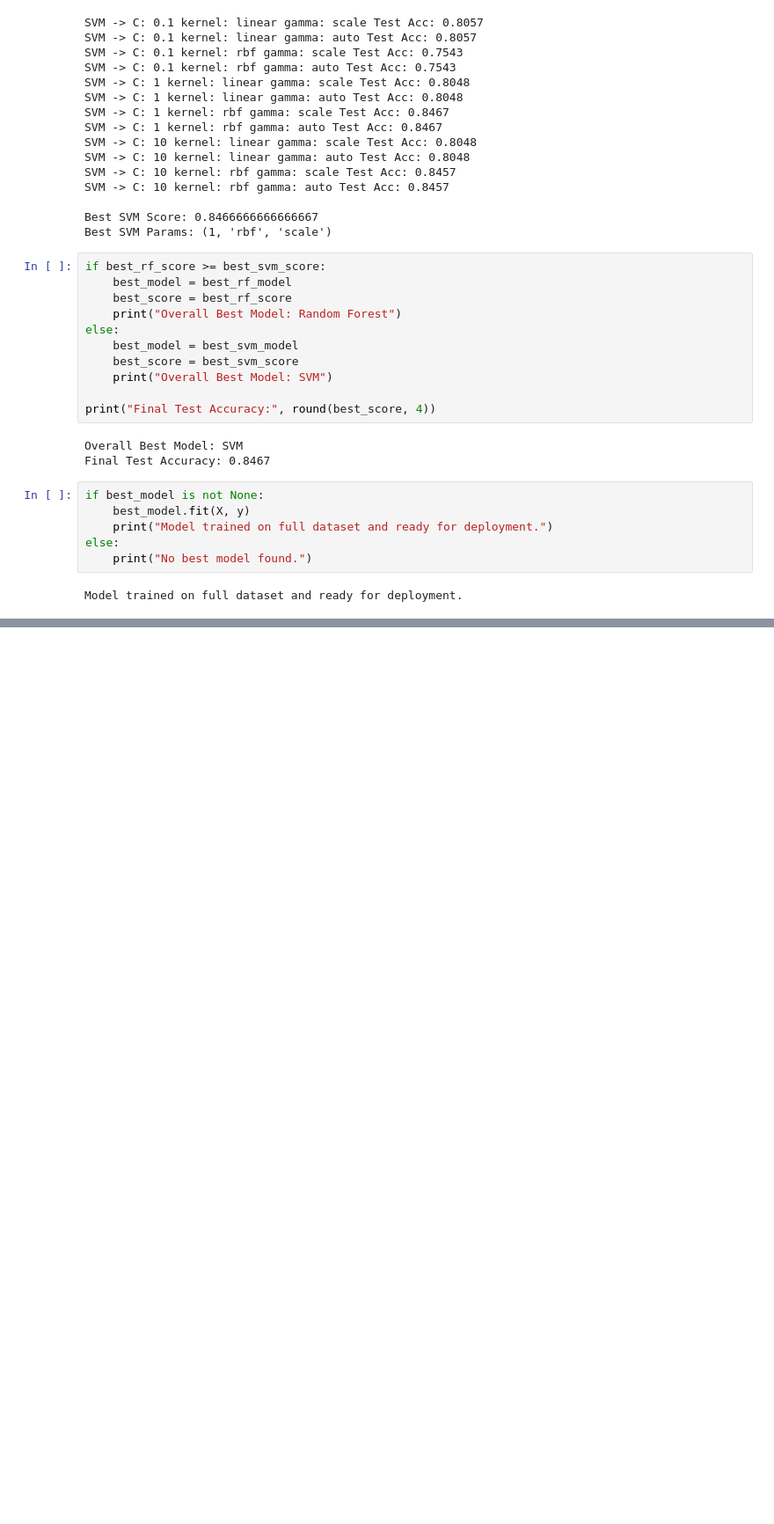
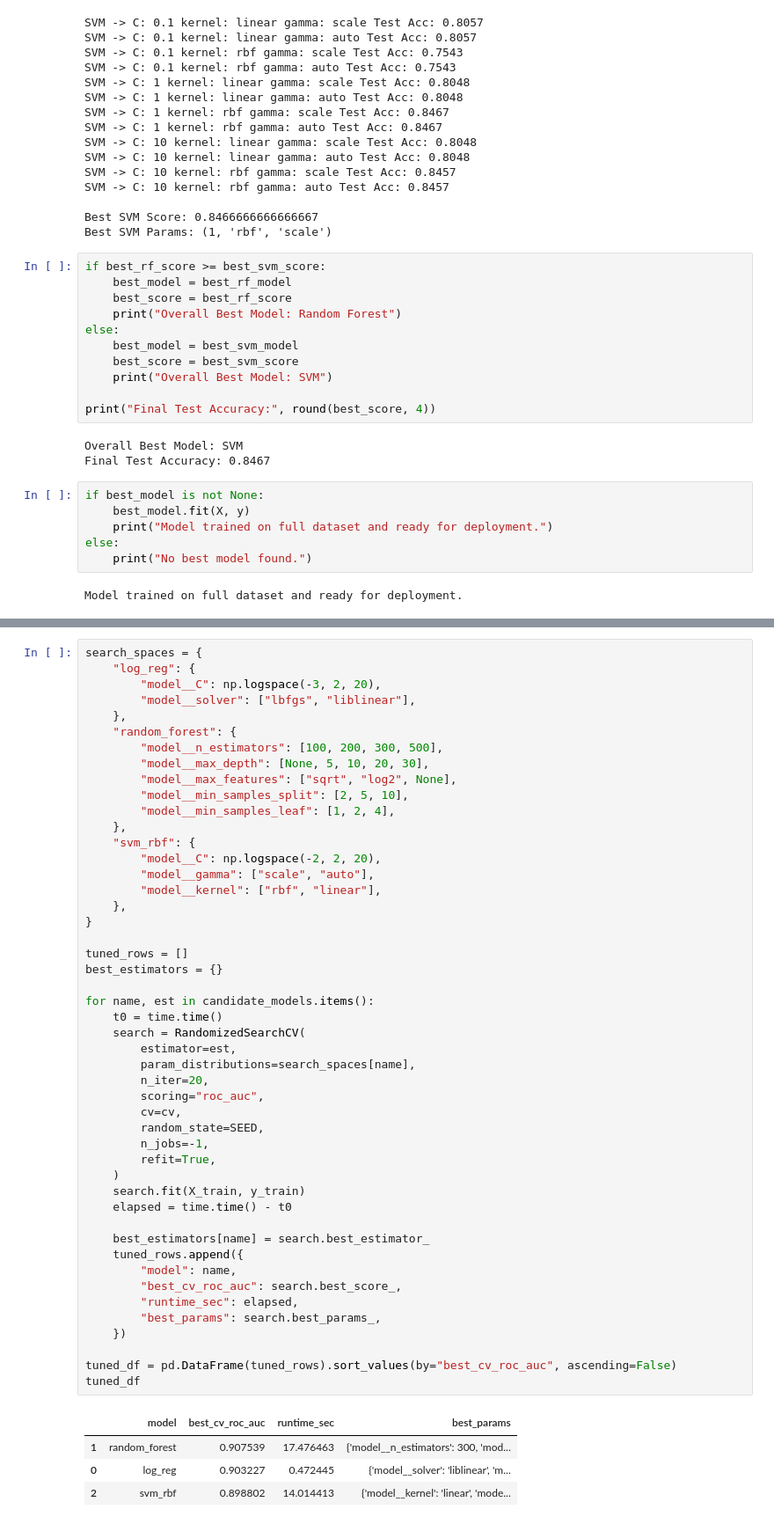
Before and after one commit to shreyuu/UoN-Business-Analytics, a Jupyter notebook: Machine-Learning-and-Predictive-Analytics/week-4/Prac_Evaluation_[base].ipynb, the cells around one changed output, grey strips where cells are left out. Shown at 88% size. Drawn from its saved outputs; the diff is of its cells as text; blank space fills up the shorter version.

```diff
--- a/Machine-Learning-and-Predictive-Analytics/week-4/Prac_Evaluation_[base].ipynb
+++ b/Machine-Learning-and-Predictive-Analytics/week-4/Prac_Evaluation_[base].ipynb
@@ -556,0 +693,53 @@ Model trained on full dataset and ready for deployment.
+# %%
+search_spaces = {
+    "log_reg": {
+        "model__C": np.logspace(-3, 2, 20),
+        "model__solver": ["lbfgs", "liblinear"],
+    },
+    "random_forest": {
+        "model__n_estimators": [100, 200, 300, 500],
+        "model__max_depth": [None, 5, 10, 20, 30],
+        "model__max_features": ["sqrt", "log2", None],
+        "model__min_samples_split": [2, 5, 10],
+        "model__min_samples_leaf": [1, 2, 4],
+    },
+    "svm_rbf": {
+        "model__C": np.logspace(-2, 2, 20),
+        "model__gamma": ["scale", "auto"],
+        "model__kernel": ["rbf", "linear"],
+    },
+}
+
+tuned_rows = []
+best_estimators = {}
+
+for name, est in candidate_models.items():
+    t0 = time.time()
+    search = RandomizedSearchCV(
+        estimator=est,
+        param_distributions=search_spaces[name],
+        n_iter=20,
+        scoring="roc_auc",
+        cv=cv,
+        random_state=SEED,
+        n_jobs=-1,
+        refit=True,
+    )
+    search.fit(X_train, y_train)
+    elapsed = time.time() - t0
+
+    best_estimators[name] = search.best_estimator_
+    tuned_rows.append({
+        "model": name,
+        "best_cv_roc_auc": search.best_score_,
+        "runtime_sec": elapsed,
+        "best_params": search.best_params_,
+    })
+
+tuned_df = pd.DataFrame(tuned_rows).sort_values(by="best_cv_roc_auc", ascending=False)
+tuned_df
+# %% [output]
+|  | model | best_cv_roc_auc | runtime_sec | best_params |
+| 1 | random_forest | 0.907539 | 17.476463 | {'model__n_estimators': 300, 'mod... |
+| 0 | log_reg | 0.903227 | 0.472445 | {'model__solver': 'liblinear', 'm... |
+| 2 | svm_rbf | 0.898802 | 14.014413 | {'model__kernel': 'linear', 'mode... |
```
Also changed, not shown: parts of 9 cells of this notebook, 1 other file.
